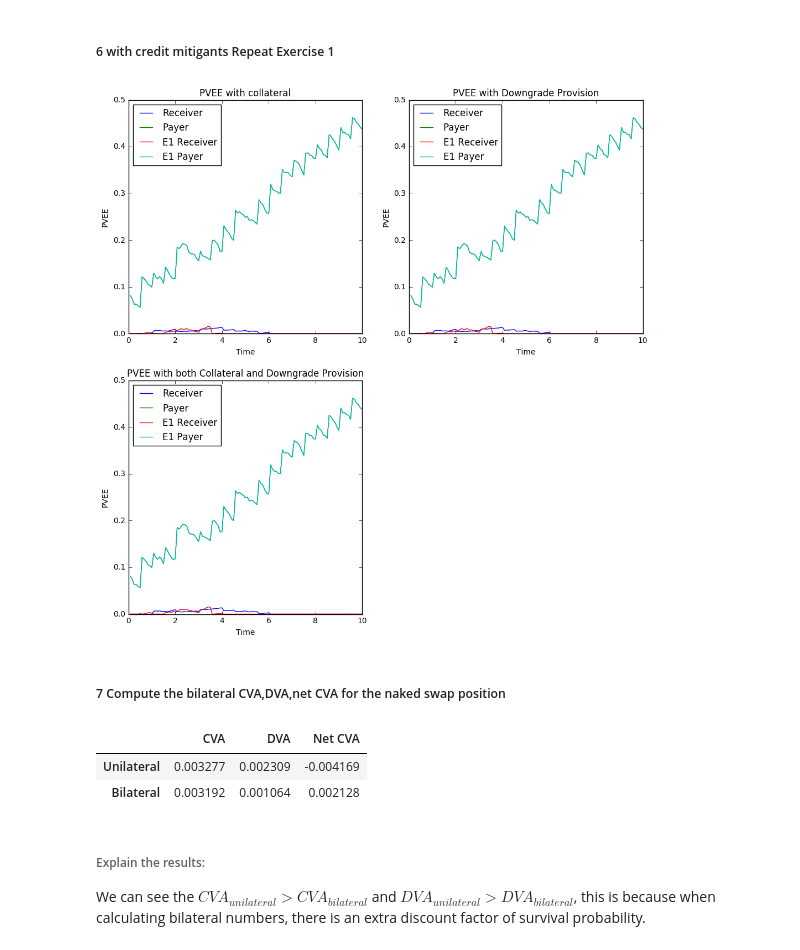
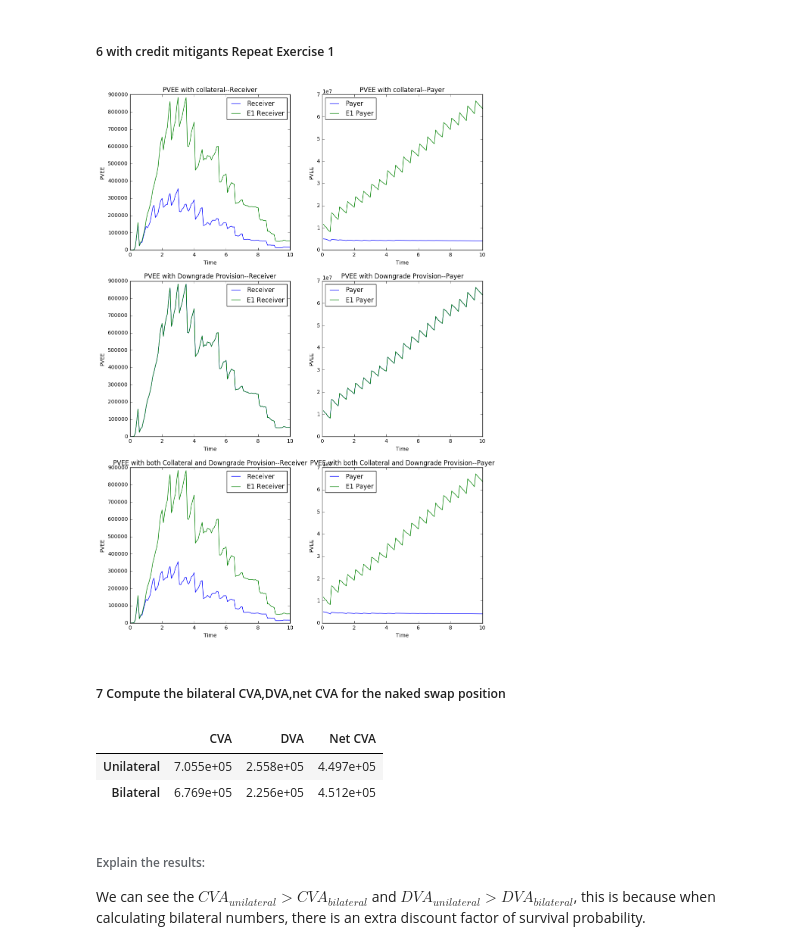
Before and after one commit to lejingxu/CVA_IMM_RegulationProject, a Jupyter notebook: Regulation_Project_Group_4-Copy1.ipynb, the cells around one changed output. Cells and saved outputs as stored; diff of their text form; code cells hidden in the pictures.

```diff
--- a/Regulation_Project_Group_4-Copy1.ipynb
+++ b/Regulation_Project_Group_4-Copy1.ipynb
@@ -81,7 +81,7 @@ swap.__str__()
 Tis = np.arange(1./freq,maturity+1e-6,1./freq)
 ts = np.arange(1./sim_freq,maturity+1e-6,1./sim_freq)
 
-num_simulation = 20
+num_simulation = 500
 
 prices_payer=[]
 prices_receiver = []
@@ -327,50 +331,71 @@ PVEE_receiver_col,EE_receiver_col = calculatePVEE(lbdaCs,P_OISs,X_Cs,prices_rece
 #print "Payer",PVEE_payer
 #print "Receiver",PVEE_receiver
 
-plt.figure(figsize=[12,12])
-plt.subplot(2,2,1)
-plt.plot(ts,PVEE_receiver_col,ts,PVEE_payer_col,ts,PVEE_receiver,ts,PVEE_payer)
+plt.figure(figsize=[12,18])
+plt.subplot(3,2,1)
+plt.plot(ts,PVEE_receiver_col,ts,PVEE_receiver)
 plt.xlabel('Time')
 plt.ylabel('PVEE')
-plt.title('PVEE with collateral')
-plt.legend(['Receiver','Payer','E1 Receiver','E1 Payer'],loc='best')
+plt.title('PVEE with collateral--Receiver')
+plt.legend(['Receiver','E1 Receiver'],loc='best')
+
+plt.subplot(3,2,2)
+plt.plot(ts,PVEE_payer_col,ts,PVEE_payer)
+plt.xlabel('Time')
+plt.ylabel('PVEE')
+plt.title('PVEE with collateral--Payer')
+plt.legend(['Payer','E1 Payer'],loc='best')
 
 
 ## b) with termination
 switch_collateral = False
 collateral = 0
 switch_downProv = True
 D = 0.0375
 PVEE_payer_down,EE_payer_down = calculatePVEE(lbdaCs,P_OISs,X_Cs,prices_payer,switch_collateral,switch_downProv,collateral,D)
 PVEE_receiver_down,EE_receiver_down = calculatePVEE(lbdaCs,P_OISs,X_Cs,prices_receiver,switch_collateral,switch_downProv,collateral,D)
 #print "Payer",PVEE_payer
 #print "Receiver",PVEE_receiver
 
 
-plt.subplot(2,2,2)
-plt.plot(ts,PVEE_receiver_down,ts,PVEE_payer_down,ts,PVEE_receiver,ts,PVEE_payer)
+plt.subplot(3,2,3)
+plt.plot(ts,PVEE_receiver_down,ts,PVEE_receiver)
 plt.xlabel('Time')
 plt.ylabel('PVEE')
-plt.title('PVEE with Downgrade Provision')
-plt.legend(['Receiver','Payer','E1 Receiver','E1 Payer'],loc='best')
+plt.title('PVEE with Downgrade Provision--Receiver')
+plt.legend(['Receiver','E1 Receiver'],loc='best')
+
+plt.subplot(3,2,4)
+plt.plot(ts,PVEE_payer_down,ts,PVEE_payer)
+plt.xlabel('Time')
+plt.ylabel('PVEE')
+plt.title('PVEE with Downgrade Provision--Payer')
+plt.legend(['Payer','E1 Payer'],loc='best')
 
 ## c) with both collateral and termination
 switch_collateral = True
 collateral = 5000000.
 PVEE_payer_both,EE_payer_both = calculatePVEE(lbdaCs,P_OISs,X_Cs,prices_payer,switch_collateral,switch_downProv,collateral,D)
 PVEE_receiver_both,EE_receiver_both = calculatePVEE(lbdaCs,P_OISs,X_Cs,prices_receiver,switch_collateral,switch_downProv,collateral,D)
 #print "Payer",PVEE_payer
 #print "Receiver",PVEE_receiver
 
-plt.subplot(2,2,3)
-plt.plot(ts,PVEE_receiver_both,ts,PVEE_payer_both,ts,PVEE_receiver,ts,PVEE_payer)
+plt.subplot(3,2,5)
+plt.plot(ts,PVEE_receiver_both,ts,PVEE_receiver)
 plt.xlabel('Time')
 plt.ylabel('PVEE')
-plt.title('PVEE with both Collateral and Downgrade Provision')
-plt.legend(['Receiver','Payer','E1 Receiver','E1 Payer'],loc='best')
+plt.title('PVEE with both Collateral and Downgrade Provision--Receiver')
+plt.legend(['Receiver','E1 Receiver'],loc='best')
+
+plt.subplot(3,2,6)
+plt.plot(ts,PVEE_payer_both,ts,PVEE_payer)
+plt.xlabel('Time')
+plt.ylabel('PVEE')
+plt.title('PVEE with both Collateral and Downgrade Provision--Payer')
+plt.legend(['Payer','E1 Payer'],loc='best')
 plt.show()
 # %% [output]
-[figure, old version]
+[figure, new version]
 # %% [markdown]
 ##### 7 Compute the bilateral CVA,DVA,net CVA for the naked swap position
 # %%
@@ -384,8 +409,8 @@ df = pd.DataFrame(np.asarray([unilateral,bilateral]),index = ['Unilateral','Bila
 fmt.displayDF(df,'4g')
 # %% [output]
 |  | CVA | DVA | Net CVA |
-| Unilateral | 0.003277 | 0.002309 | -0.004169 |
-| Bilateral | 0.003192 | 0.001064 | 0.002128 |
+| Unilateral | 7.055e+05 | 2.558e+05 | 4.497e+05 |
+| Bilateral | 6.769e+05 | 2.256e+05 | 4.512e+05 |
 # %% [markdown]
 ###### Explain the results:
 We can see the $CVA_{unilateral}>CVA_{bilateral}$ and $DVA_{unilateral}>DVA_{bilateral} $, this is because when calculating bilateral numbers, there is an extra discount factor of survival probability.
```
Also changed, not shown: parts of 5 cells of this notebook, 1 other file.
